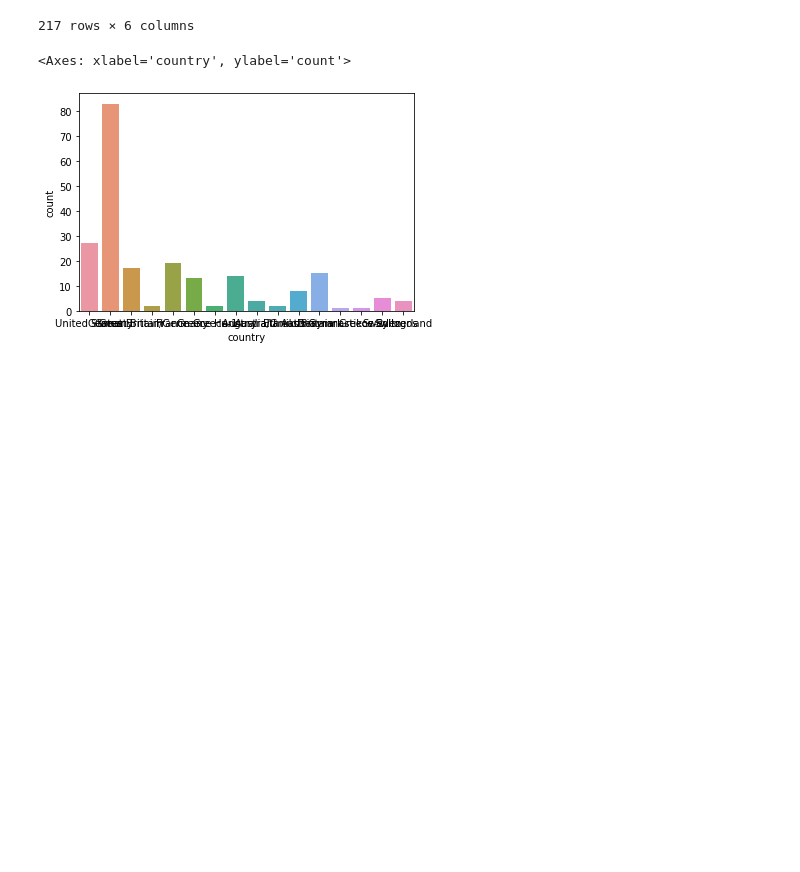
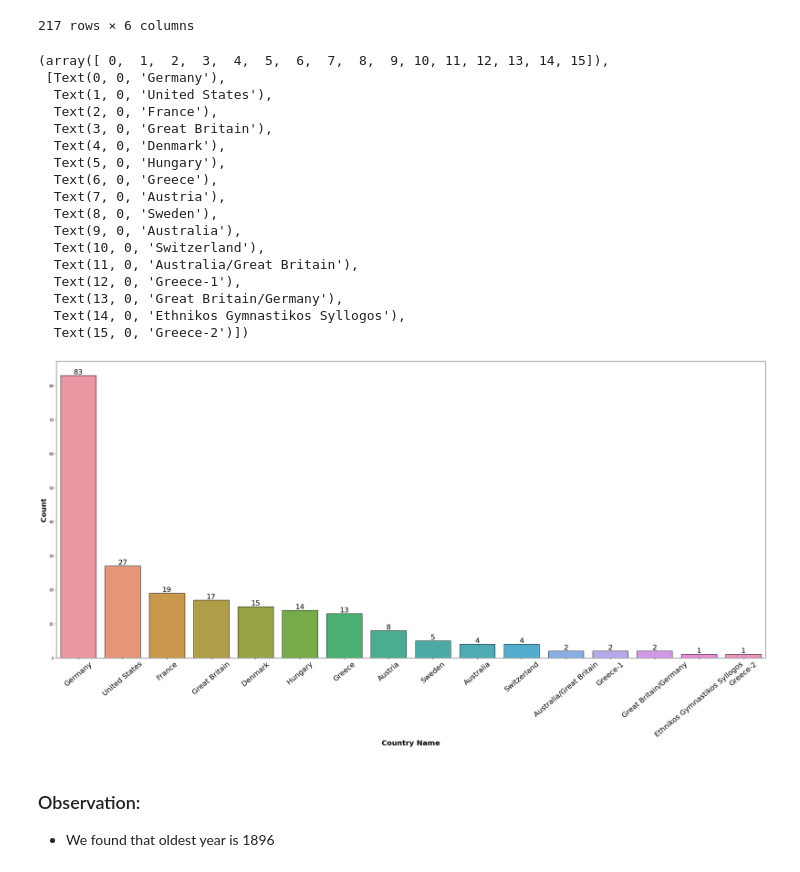
Before and after one commit to kirandhasade/Olympics_Sql_Project, a Jupyter notebook: Olympics.ipynb, the cells around one changed output. Saved outputs shown, nothing was run; the diff lists cells and outputs as text; code cells hidden in the pictures; blank space fills up the shorter version.

```diff
--- a/Olympics.ipynb
+++ b/Olympics.ipynb
@@ -229,7 +229,7 @@ query = '''
                         )
         '''
 # %%
-data = pd.read_sql_query(query, mydb)
+olympics_data = pd.read_sql_query(query, mydb)
 # %%
 data
 # %% [output]
@@ -247,7 +247,31 @@ data
 | 216 | Jules Alexis "Louis"" Zutter" | M | Switzerland | 1896 | Summer | Gymnastics |
 217 rows × 6 columns
 # %%
-sns.countplot(x=data["country"])
+plt.figure(figsize=(35,15))
+ax=sns.countplot(x='country',data=olympics_data,ec="black",order=data["country"].value_counts().index)
+ax = ax.bar_label(ax.containers[0],fontsize=20)
+plt.ylabel("Count", weight="bold", fontsize=20)
+plt.xlabel("Country Name", weight="bold", fontsize=20)
+plt.xticks(rotation = 40,fontsize=20)
 # %% [output]
-<Axes: xlabel='country', ylabel='count'>
+(array([ 0,  1,  2,  3,  4,  5,  6,  7,  8,  9, 10, 11, 12, 13, 14, 15]),
+ [Text(0, 0, 'Germany'),
+  Text(1, 0, 'United States'),
+  Text(2, 0, 'France'),
+  Text(3, 0, 'Great Britain'),
+  Text(4, 0, 'Denmark'),
+  Text(5, 0, 'Hungary'),
+  Text(6, 0, 'Greece'),
+  Text(7, 0, 'Austria'),
+  Text(8, 0, 'Sweden'),
+  Text(9, 0, 'Australia'),
+  Text(10, 0, 'Switzerland'),
+  Text(11, 0, 'Australia/Great Britain'),
+  Text(12, 0, 'Greece-1'),
+  Text(13, 0, 'Great Britain/Germany'),
+  Text(14, 0, 'Ethnikos Gymnastikos Syllogos'),
+  Text(15, 0, 'Greece-2')])
-[figure, old version]
+[figure, new version]
+# %% [markdown]
+### Observation:
+- We found that oldest year is 1896
```
Also changed, not shown: parts of 2 cells of this notebook.
